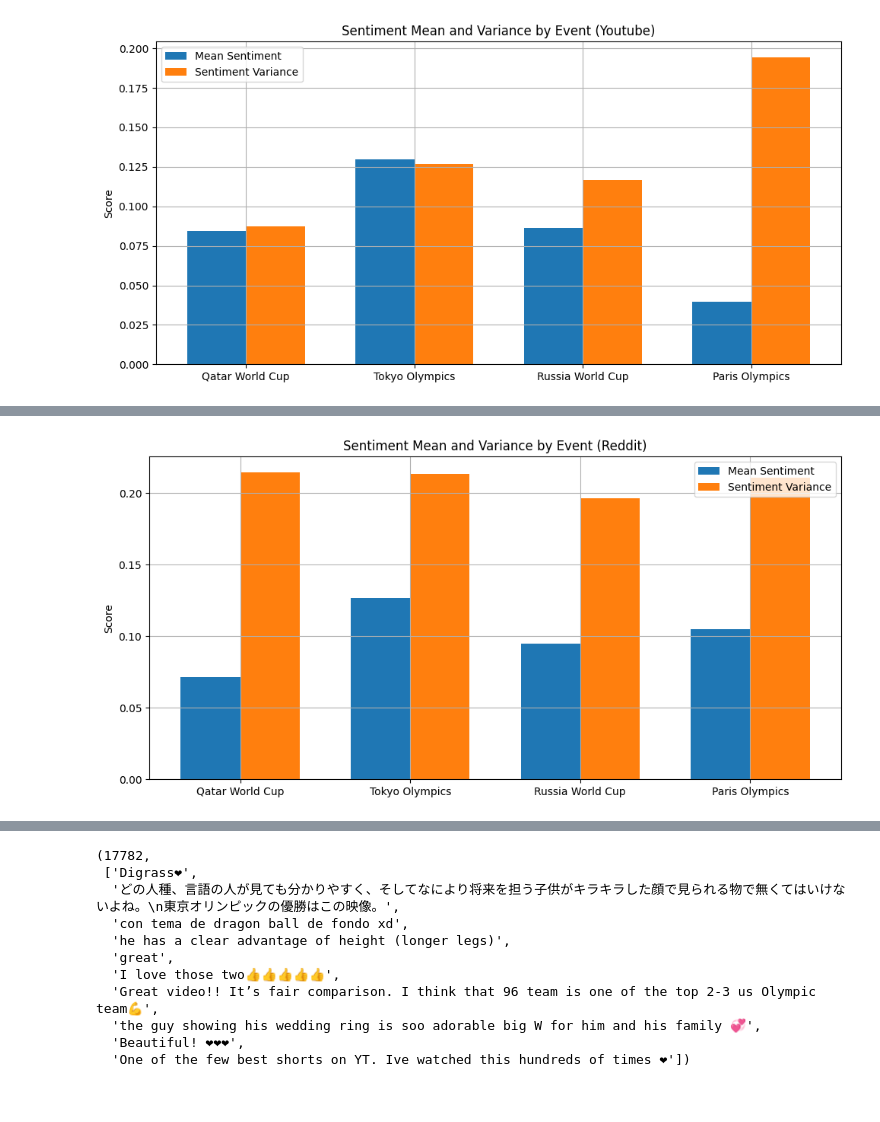
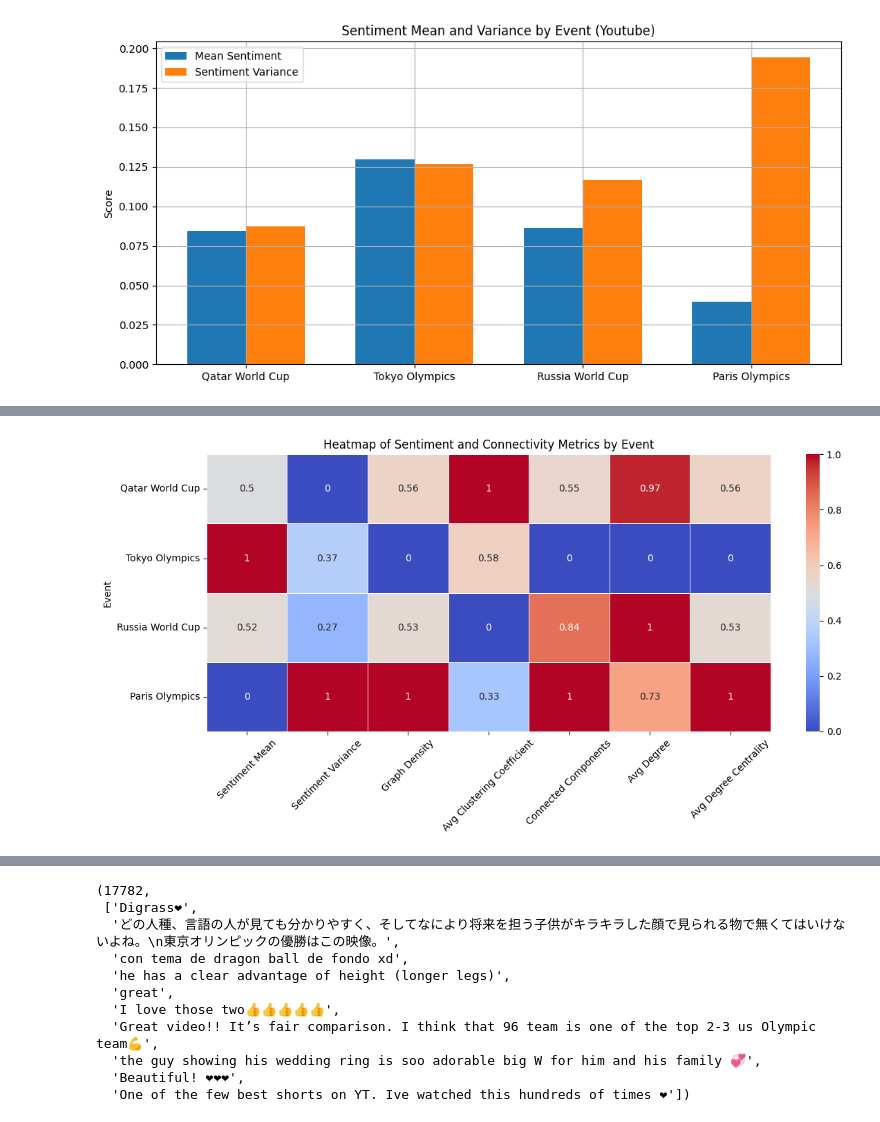
Before and after one commit to Harriet2004/SocialMedia, a Jupyter notebook: Q6.ipynb, the cells around one changed output, grey strips where cells are left out. Cells and saved outputs as stored; diff of their text form; code cells hidden in the pictures.

```diff
--- a/Q6.ipynb
+++ b/Q6.ipynb
@@ -183,22 +139,27 @@ results_df = pd.DataFrame(results)
 # %%
-events = ["Qatar World Cup", "Tokyo Olympics", "Russia World Cup", "Paris Olympics"]
-sentiment_mean = [0.071323, 0.126670, 0.094994, 0.104634]
-sentiment_variance = [0.214659, 0.213091, 0.196359, 0.210734]
-x = np.arange(len(events))  # the label locations
-width = 0.35  # width of the bars
+data = {
+    "Event": ["Qatar World Cup", "Tokyo Olympics", "Russia World Cup", "Paris Olympics"],
+    "Sentiment Mean": [0.084368, 0.129698, 0.086569, 0.039826],
+    "Sentiment Variance": [0.087474, 0.126684, 0.116523, 0.194537],
+    "Graph Density": [0.000122, 0.000103, 0.000121, 0.000137],
+    "Avg Clustering Coefficient": [0.027011, 0.024490, 0.020990, 0.022960],
+    "Connected Components": [109, 64, 133, 146],
+    "Avg Degree": [2.129416, 2.115430, 2.129838, 2.125924],
+    "Avg Degree Centrality": [0.000122, 0.000103, 0.000121, 0.000137]
+}
 
-fig, ax = plt.subplots(figsize=(10, 5))
-bars1 = ax.bar(x - width/2, sentiment_mean, width, label='Mean Sentiment')
-bars2 = ax.bar(x + width/2, sentiment_variance, width, label='Sentiment Variance')
+# Create and normalise DataFrame
+df = pd.DataFrame(data)
+df.set_index("Event", inplace=True)
+normalised_df = (df - df.min()) / (df.max() - df.min())
 
-# Labels and formatting
-ax.set_ylabel('Score')
-ax.set_title('Sentiment Mean and Variance by Event (Reddit)')
-ax.set_xticks(x)
-ax.set_xticklabels(events)
-ax.legend()
-plt.grid(True)
+# Plot
+plt.figure(figsize=(12, 6))
+sns.heatmap(normalised_df, annot=True, cmap="coolwarm", linewidths=0.5)
+plt.xticks(rotation=45)
+plt.yticks(rotation=0)
+plt.title("Heatmap of Sentiment and Connectivity Metrics by Event")
 plt.tight_layout()
 plt.show()
 # %% [output]
-[figure, old version]
+[figure, new version]
```
Also changed, not shown: parts of 5 cells of this notebook.
